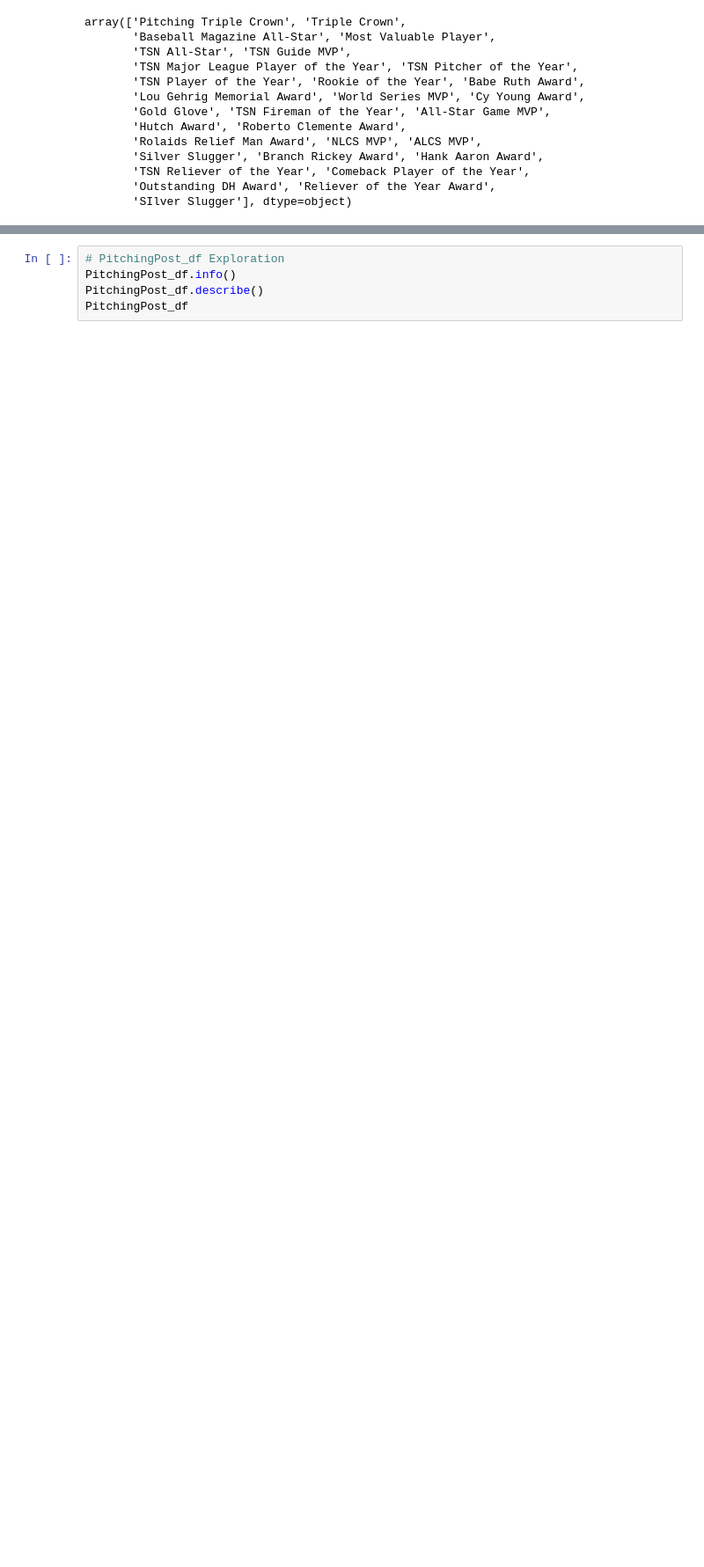
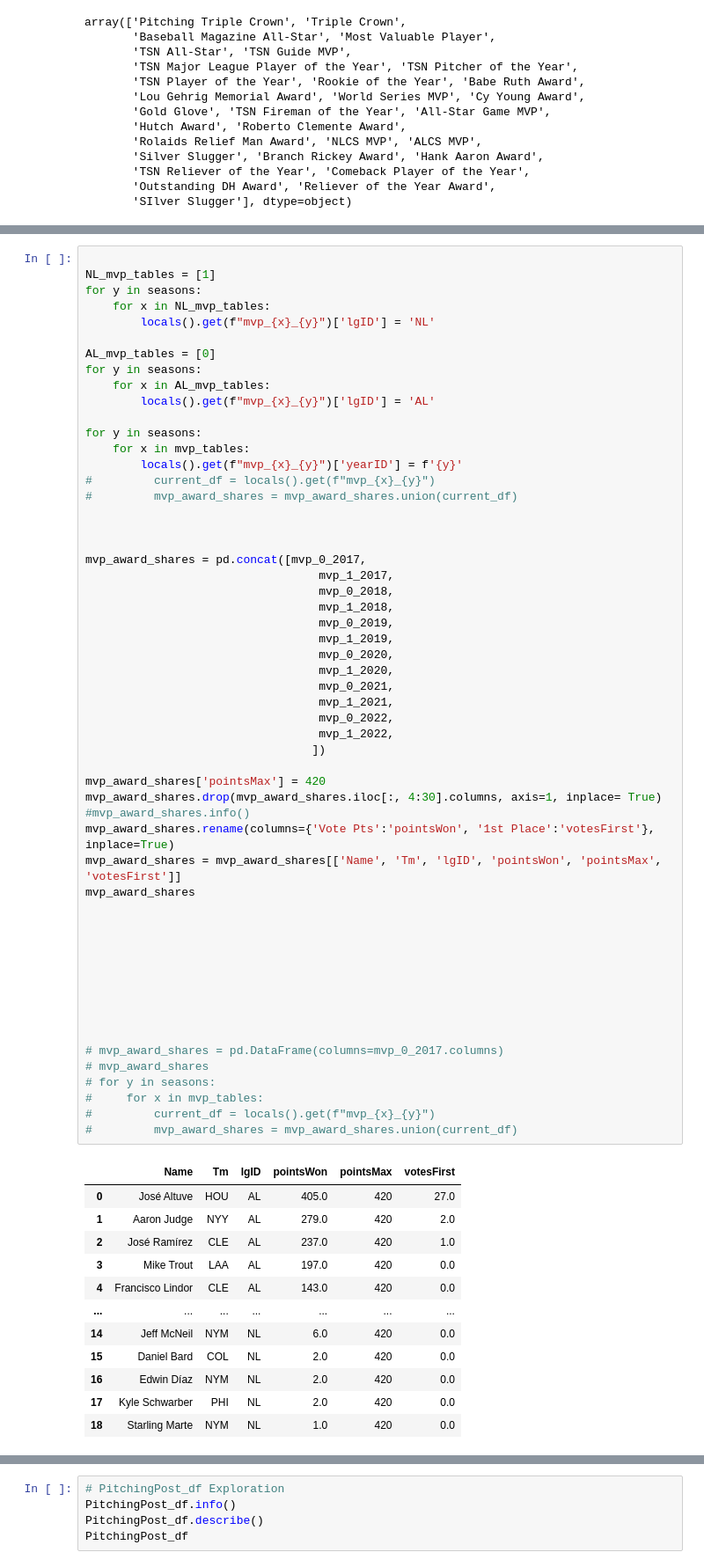
Before and after one commit to an-izq/Pitcher-HOF-Predictor, a Jupyter notebook: Pitcher-HOF-Predictor.ipynb, the cells around one changed output, grey strips where cells are left out. Shown at 88% size. Drawn from its saved outputs; the diff is of its cells as text; blank space fills up the shorter version.

```diff
--- a/Pitcher-HOF-Predictor.ipynb
+++ b/Pitcher-HOF-Predictor.ipynb
@@ -473,0 +297,68 @@ roy_4_2022
+# %%
+
+NL_mvp_tables = [1]
+for y in seasons:
+    for x in NL_mvp_tables:
+        locals().get(f"mvp_{x}_{y}")['lgID'] = 'NL'
+
+AL_mvp_tables = [0]
+for y in seasons:
+    for x in AL_mvp_tables:
+        locals().get(f"mvp_{x}_{y}")['lgID'] = 'AL'
+
+for y in seasons:
+    for x in mvp_tables:
+        locals().get(f"mvp_{x}_{y}")['yearID'] = f'{y}'
+#         current_df = locals().get(f"mvp_{x}_{y}")
+#         mvp_award_shares = mvp_award_shares.union(current_df)
+
+
+
+mvp_award_shares = pd.concat([mvp_0_2017,
+                                  mvp_1_2017,
+                                  mvp_0_2018,
+                                  mvp_1_2018,
+                                  mvp_0_2019,
+                                  mvp_1_2019,
+                                  mvp_0_2020,
+                                  mvp_1_2020,
+                                  mvp_0_2021,
+                                  mvp_1_2021,
+                                  mvp_0_2022,
+                                  mvp_1_2022,
+                                 ])
+
+mvp_award_shares['pointsMax'] = 420
+mvp_award_shares.drop(mvp_award_shares.iloc[:, 4:30].columns, axis=1, inplace= True)
+#mvp_award_shares.info()
+mvp_award_shares.rename(columns={'Vote Pts':'pointsWon', '1st Place':'votesFirst'}, inplace=True)
+mvp_award_shares = mvp_award_shares[['Name', 'Tm', 'lgID', 'pointsWon', 'pointsMax', 'votesFirst']]
+mvp_award_shares
+
+
+
+
+
+
+
+
+
+# mvp_award_shares = pd.DataFrame(columns=mvp_0_2017.columns)
+# mvp_award_shares
+# for y in seasons:
+#     for x in mvp_tables:
+#         current_df = locals().get(f"mvp_{x}_{y}")
+#         mvp_award_shares = mvp_award_shares.union(current_df)
+# %% [output]
+|  | Name | Tm | lgID | pointsWon | pointsMax | votesFirst |
+| 0 | José Altuve | HOU | AL | 405.0 | 420 | 27.0 |
+| 1 | Aaron Judge | NYY | AL | 279.0 | 420 | 2.0 |
+| 2 | José Ramírez | CLE | AL | 237.0 | 420 | 1.0 |
+| 3 | Mike Trout | LAA | AL | 197.0 | 420 | 0.0 |
+| 4 | Francisco Lindor | CLE | AL | 143.0 | 420 | 0.0 |
+| ... | ... | ... | ... | ... | ... | ... |
+| 14 | Jeff McNeil | NYM | NL | 6.0 | 420 | 0.0 |
+| 15 | Daniel Bard | COL | NL | 2.0 | 420 | 0.0 |
+| 16 | Edwin Díaz | NYM | NL | 2.0 | 420 | 0.0 |
+| 17 | Kyle Schwarber | PHI | NL | 2.0 | 420 | 0.0 |
+| 18 | Starling Marte | NYM | NL | 1.0 | 420 | 0.0 |
```
Also changed, not shown: parts of 12 cells of this notebook.
